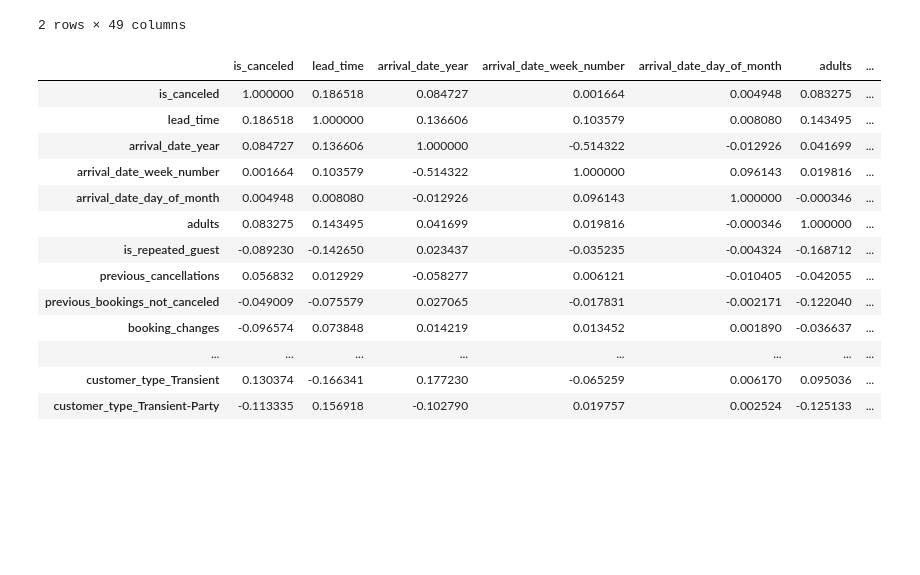
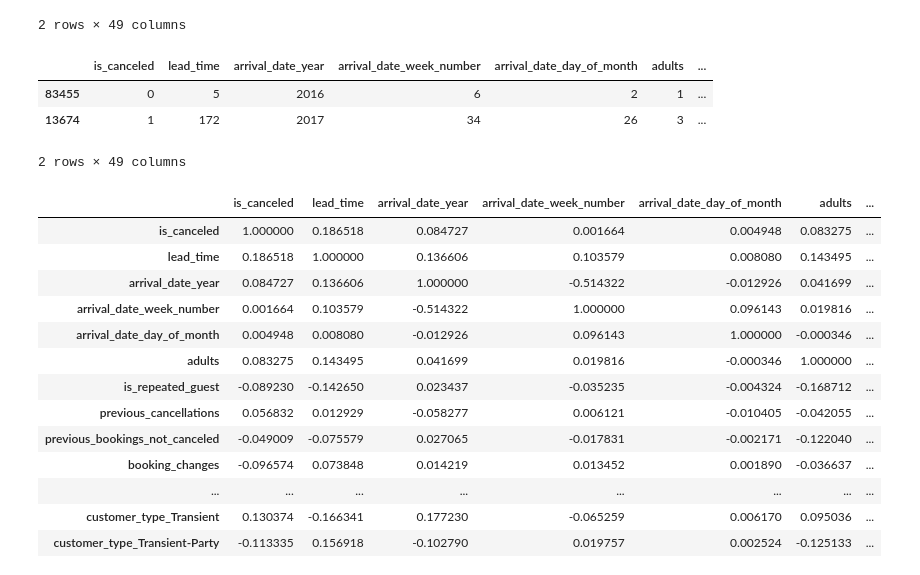
Before and after one commit to Ajwadsm/Classification-Hotel-Booking, a Jupyter notebook: Code/Classification-Hotel-Booking.ipynb, the cells around one changed output. Drawn from its saved outputs; the diff is of its cells as text; code cells hidden in the pictures; blank space fills up the shorter version.

```diff
--- a/Code/Classification-Hotel-Booking.ipynb
+++ b/Code/Classification-Hotel-Booking.ipynb
@@ -725,8 +763,8 @@ df_train.drop(['stays_in_weekend_nights', 'stays_in_week_nights', 'children', 'b
 # for val
 df_val.drop(['stays_in_weekend_nights', 'stays_in_week_nights', 'children', 'babies','reservation_status_date'], axis = 1, inplace=True)
 
-# for test
-# df_test.drop(['stays_in_weekend_nights', 'stays_in_week_nights', 'children', 'babies','reservation_status_date'], axis = 1, inplace=True)
+#for test
+df_test.drop(['stays_in_weekend_nights', 'stays_in_week_nights', 'children', 'babies','reservation_status_date'], axis = 1, inplace=True)
 # %%
 # check Duplicates
 df_train.duplicated().sum()
@@ -747,7 +787,7 @@ df_train.drop_duplicates(inplace=True)
 df_val.drop_duplicates(inplace=True)
 
 # for test
-# df_test.drop_duplicates(inplace=True)
+df_test.drop_duplicates(inplace=True)
 # %%
 df_train.duplicated().sum()
 # %% [output]
@@ -840,9 +880,9 @@ df1v= df_val.select_dtypes(exclude=['object']).copy()
 # %%
 df_obj_val=df_val.loc[:,['hotel','meal','market_segment','distribution_channel','assigned_room_type','deposit_type','customer_type','reservation_status','guest_location']]
 # %%
-# df1ts= df_test.select_dtypes(exclude=['object']).copy()
+df1ts= df_test.select_dtypes(exclude=['object']).copy()
 # %%
-# df_obj_test=df_test.loc[:,['hotel','meal','market_segment','distribution_channel','assigned_room_type','deposit_type','customer_type','reservation_status','guest_location']]
+df_obj_test=df_test.loc[:,['hotel','meal','market_segment','distribution_channel','assigned_room_type','deposit_type','customer_type','reservation_status','guest_location']]
 # %%
 df_dum_tr = pd.get_dummies(df_obj_train, drop_first=True)
 
@@ -864,7 +904,12 @@ df_val1.head(2)
 | 8915 | 1 | 386 | 2016 | 43 | 20 | 2 | ... |
 2 rows × 49 columns
 # %%
-# df_dum_test = pd.get_dummies(df_obj_test, drop_first=True)
+df_dum_test = pd.get_dummies(df_obj_test, drop_first=True)
 
-# df_test1 = pd.concat([df1ts, df_dum_test], axis=1)
-# df_test1.head(2)
+df_test1 = pd.concat([df1ts, df_dum_test], axis=1)
+df_test1.head(2)
+# %% [output]
+|  | is_canceled | lead_time | arrival_date_year | arrival_date_week_number | arrival_date_day_of_month | adults | ... |
+| 83455 | 0 | 5 | 2016 | 6 | 2 | 1 | ... |
+| 13674 | 1 | 172 | 2017 | 34 | 26 | 3 | ... |
+2 rows × 49 columns
```
Also changed, not shown: parts of 74 cells of this notebook.
